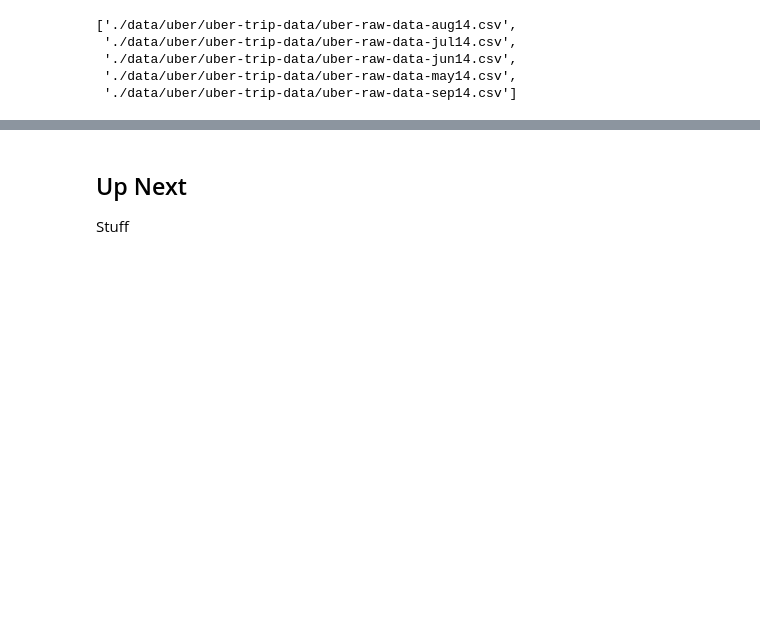
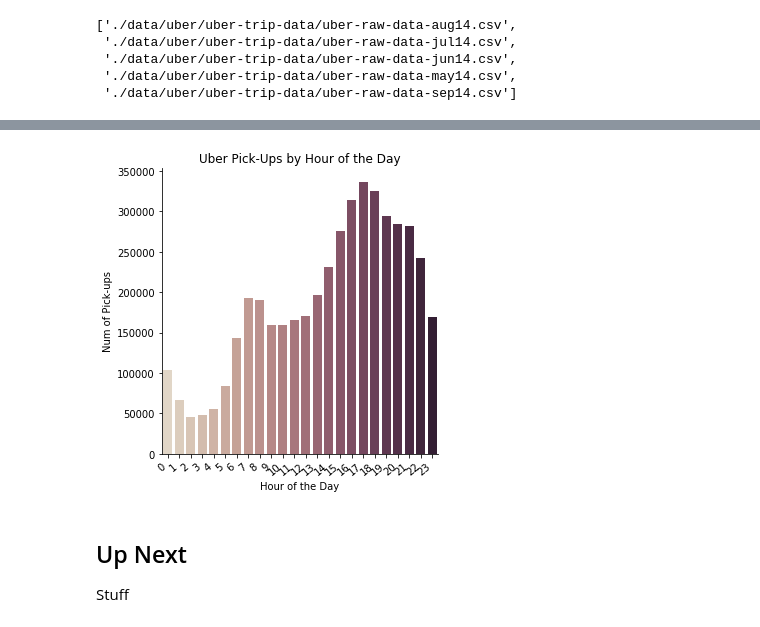
Before and after one commit to SMiertschin/DSCI430, a Jupyter notebook: 3_2_5_creating_a_database_for_a_large_file_SM.ipynb, the cells around one changed output, grey strips where cells are left out. Cells and saved outputs as stored; diff of their text form; code cells hidden in the pictures; blank space fills up the shorter version.

```diff
--- a/3_2_5_creating_a_database_for_a_large_file_SM.ipynb
+++ b/3_2_5_creating_a_database_for_a_large_file_SM.ipynb
@@ -360,0 +376,6 @@ rows_so_far = cnts.cnt.sum()
+# %%
+stmt = (select([Uber.hour,
+               func.count(Uber.hour).label('cnt')])
+        .group_by(Uber.hour))
+cnts = pd.read_sql_query(stmt, con=engine2)
+cnts
@@ -361,3 +400,19 @@ rows_so_far = cnts.cnt.sum()
+# %%
+ax = (sns
+      .catplot(x="hour",
+               y = 'cnt',
+               kind="bar",
+               palette="ch:.25",
+               data=cnts))
+
+ax.set_xticklabels(ax.ax.get_xticklabels(), rotation=40, ha="right")
+ax.set(title='Uber Pick-Ups by Hour of the Day',
+       xlabel='Hour of the Day',
+       ylabel='Num of Pick-ups')
+plt.tight_layout()
+plt.show()
+# %% [output]
+[figure, added]
 # %% [markdown]
 ## Up Next
 
```
Also changed, not shown: parts of 3 cells of this notebook, 1 other file.
